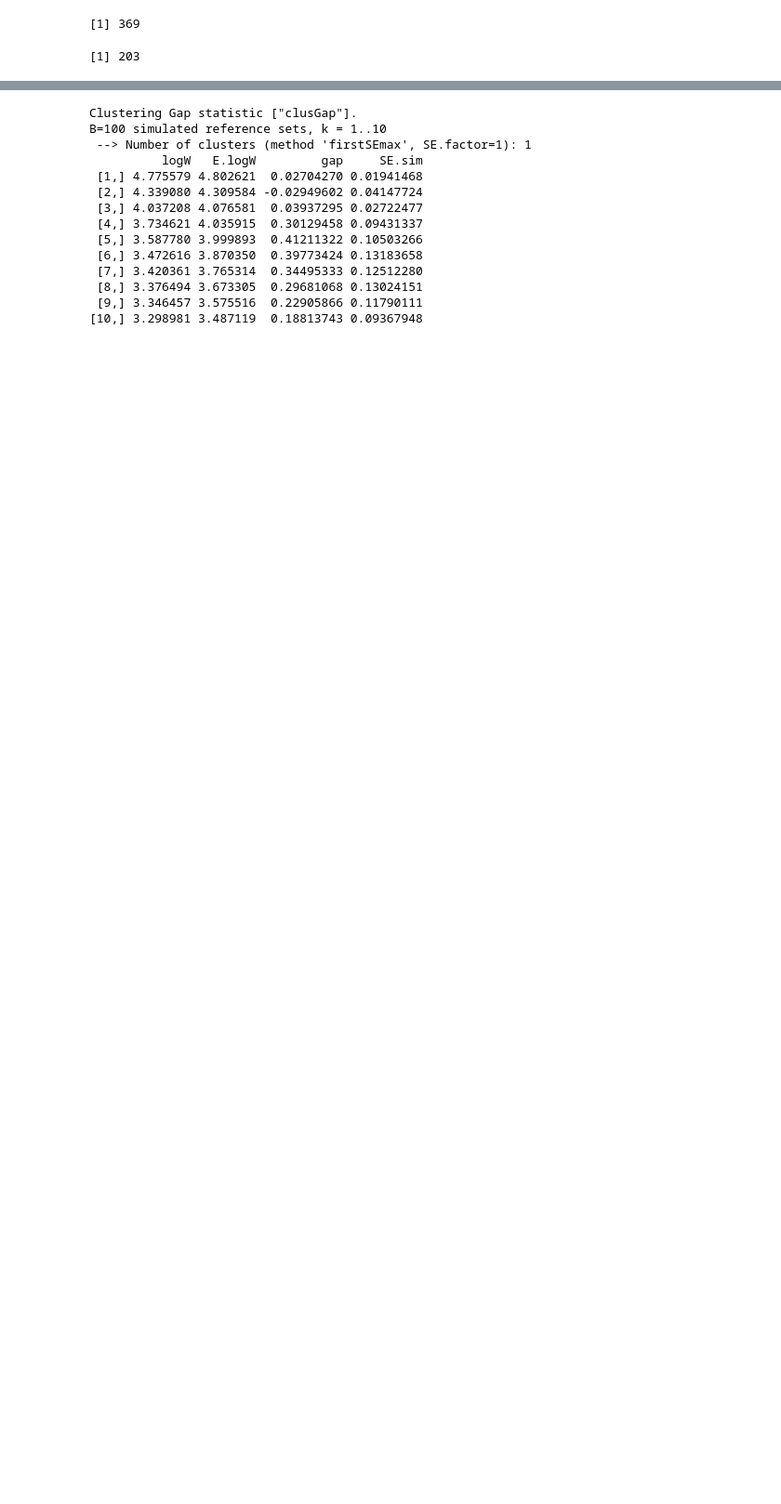
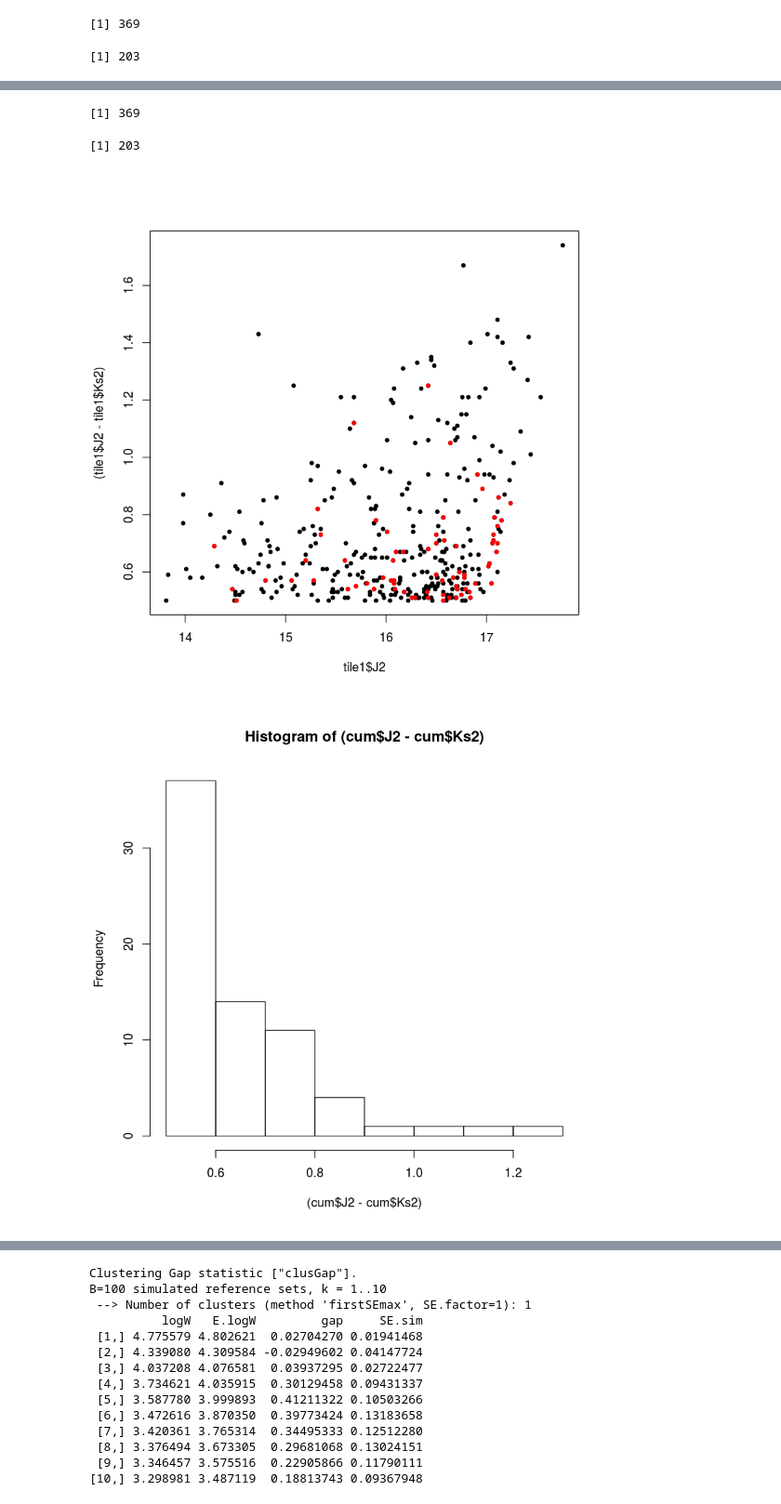
Before and after one commit to BrunoSanchez/VVV_galaxies, a Jupyter notebook: clustering.ipynb, the cells around one changed output, grey strips where cells are left out. Shown at 93% size. Saved outputs shown, nothing was run; the diff lists cells and outputs as text; code cells hidden in the pictures; blank space fills up the shorter version.

```diff
--- a/clustering.ipynb
+++ b/clustering.ipynb
@@ -207,3 +231,19 @@ plot(mc1,what='classification')
+# %%
+dat <- data.frame(dat, l, b)
+tile1 <- subset(dat, dat$l > 300)
+tile2 <- subset(dat, dat$l < 300)
+length(tile1$l)
+length(tile2$l)
+tile1 <- data.frame(tile1, class)
+cum <- subset(tile1, tile1$class == 5)
+plot(tile1$J2, (tile1$J2-tile1$Ks2),pch=20)
+points(cum$J2, (cum$J2-cum$Ks2), pch = 20, col = 'red')
+hist((cum$J2-cum$Ks2))
+# %% [output]
+[1] 369
+[1] 203
+[figure, added]
+[figure, added]
 # %%
 mc1$parameters$variance
 # %% [output]
```
Also changed, not shown: parts of 10 cells of this notebook, 2 other files.
